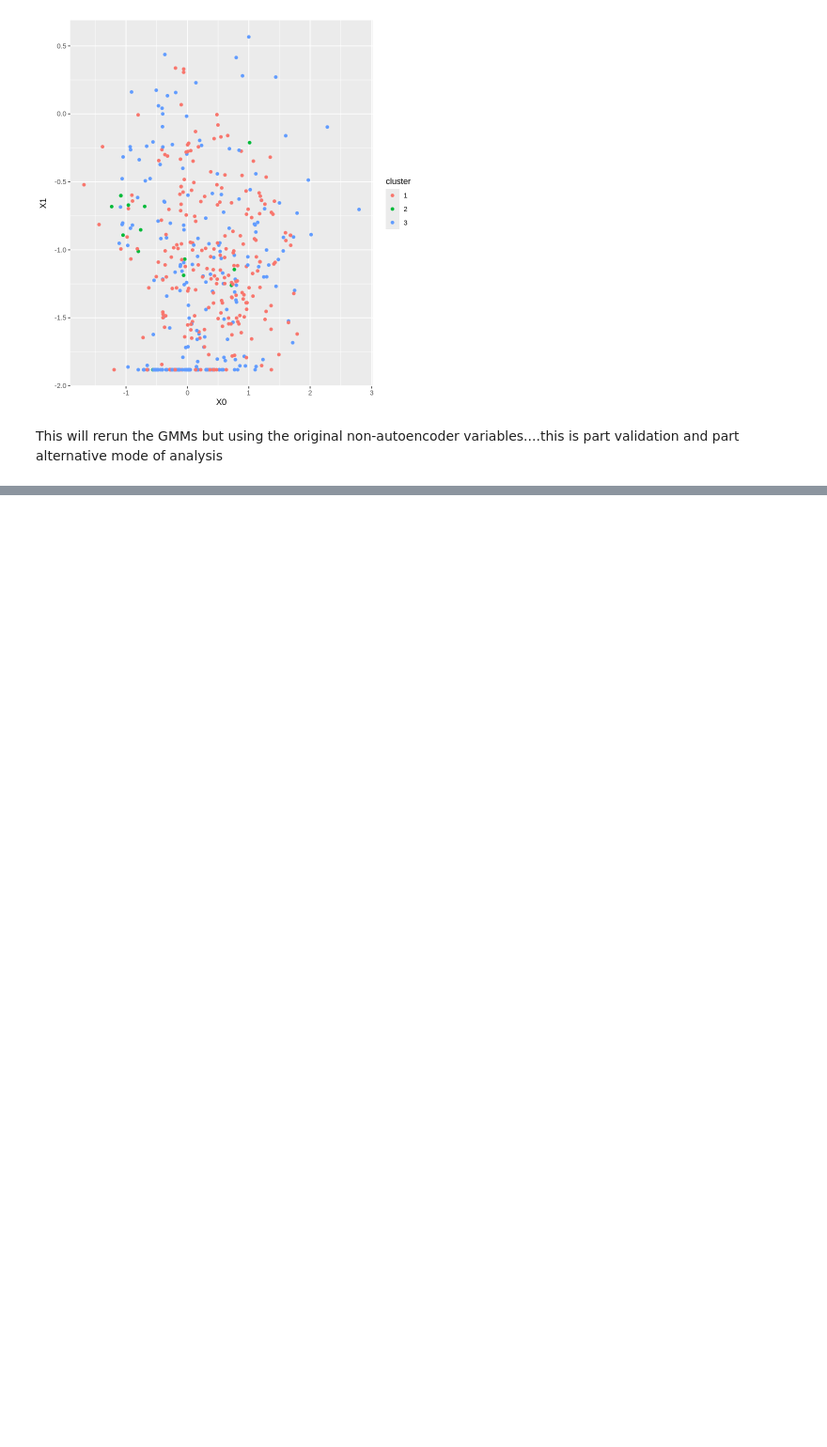
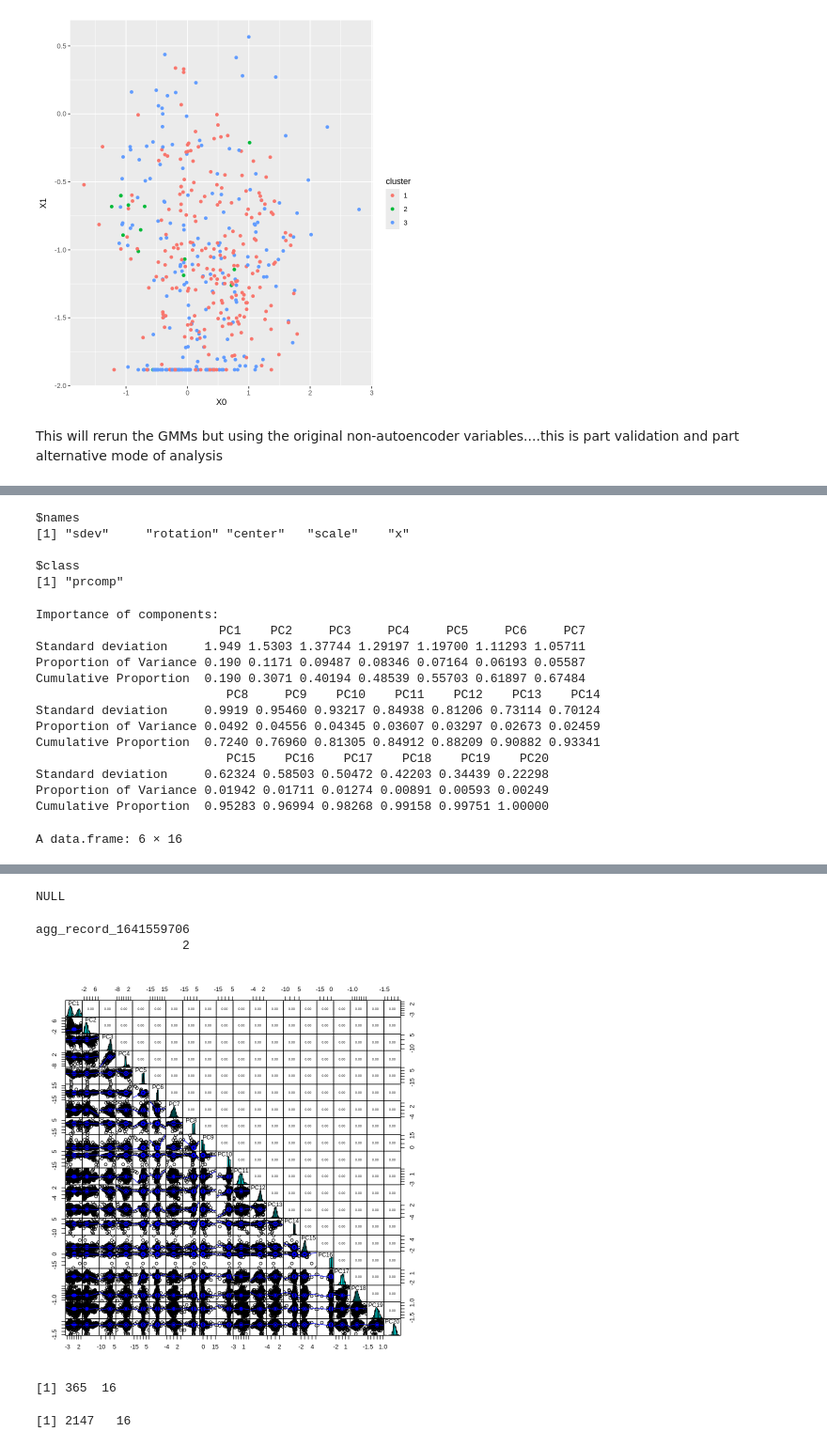
Before and after one commit to awagler2/NODE, a Jupyter notebook: GMM_again.ipynb, the cells around one changed output, grey strips where cells are left out. Shown at 94% size. Cells and saved outputs as stored; diff of their text form; code cells hidden in the pictures; blank space fills up the shorter version.

Commit message:
this adds a second layer to the data compression

```diff
--- a/GMM_again.ipynb
+++ b/GMM_again.ipynb
@@ -396,0 +400,41 @@ ERROR: Error in colMeans(x, na.rm = TRUE): 'x' must be numeric
+# %%
+#install.packages("psych")
+library(psych)
+
+pc <- prcomp(dat.hsi[,c(508:527)],
+             center = TRUE,
+            scale. = TRUE)
+attributes(pc)
+summary(pc)
+pcsc=data.frame(unitid=dat.hsi$unitid,year=dat.hsi$year,hsi_code=dat.hsi$hsi_code,hsi_stem_code=dat.hsi$hsi_stem_code,excellencia_hsi_status=dat.hsi$excellencia_hsi_status,DoE=dat.hsi$DoE,pc$x[,1:10])
+head(pcsc)
+
+
+plt=pairs.panels(pc$x,
+             gap=0,
+             bg = c("red", "yellow", "blue")[dat.hsi$excellencia_hsi_status],
+             pch=21)
+
+jpeg("pairs.jpeg")
+plt
+dev.off()
+# %% [output]
+$names
+[1] "sdev"     "rotation" "center"   "scale"    "x"
+
+$class
+[1] "prcomp"
+Importance of components:
+                         PC1    PC2     PC3     PC4     PC5     PC6     PC7
+Standard deviation     1.949 1.5303 1.37744 1.29197 1.19700 1.11293 1.05711
+Proportion of Variance 0.190 0.1171 0.09487 0.08346 0.07164 0.06193 0.05587
+Cumulative Proportion  0.190 0.3071 0.40194 0.48539 0.55703 0.61897 0.67484
+                          PC8     PC9    PC10    PC11    PC12    PC13    PC14
+Standard deviation     0.9919 0.95460 0.93217 0.84938 0.81206 0.73114 0.70124
+Proportion of Variance 0.0492 0.04556 0.04345 0.03607 0.03297 0.02673 0.02459
+Cumulative Proportion  0.7240 0.76960 0.81305 0.84912 0.88209 0.90882 0.93341
+                          PC15    PC16    PC17    PC18    PC19    PC20
+Standard deviation     0.62324 0.58503 0.50472 0.42203 0.34439 0.22298
+Proportion of Variance 0.01942 0.01711 0.01274 0.00891 0.00593 0.00249
+Cumulative Proportion  0.95283 0.96994 0.98268 0.99158 0.99751 1.00000
+A data.frame: 6 × 16
@@ -396,0 +449,14 @@ ERROR: Error in colMeans(x, na.rm = TRUE): 'x' must be numeric
+NULL
+agg_record_1641559706
+                    2
+[figure, added]
+# %%
+pc17=pcsc[pcsc$year==2017,]
+pc18=pcsc[pcsc$year==2018,]
+pc19=pcsc[pcsc$year==2019,]
+pc20=pcsc[pcsc$year==2020,]
+pc21=pcsc[pcsc$year==2021,]
+dim(pc17);dim(pcsc)
+# %% [output]
+[1] 365  16
+[1] 2147   16
```
Also changed, not shown: parts of 5 cells of this notebook.
